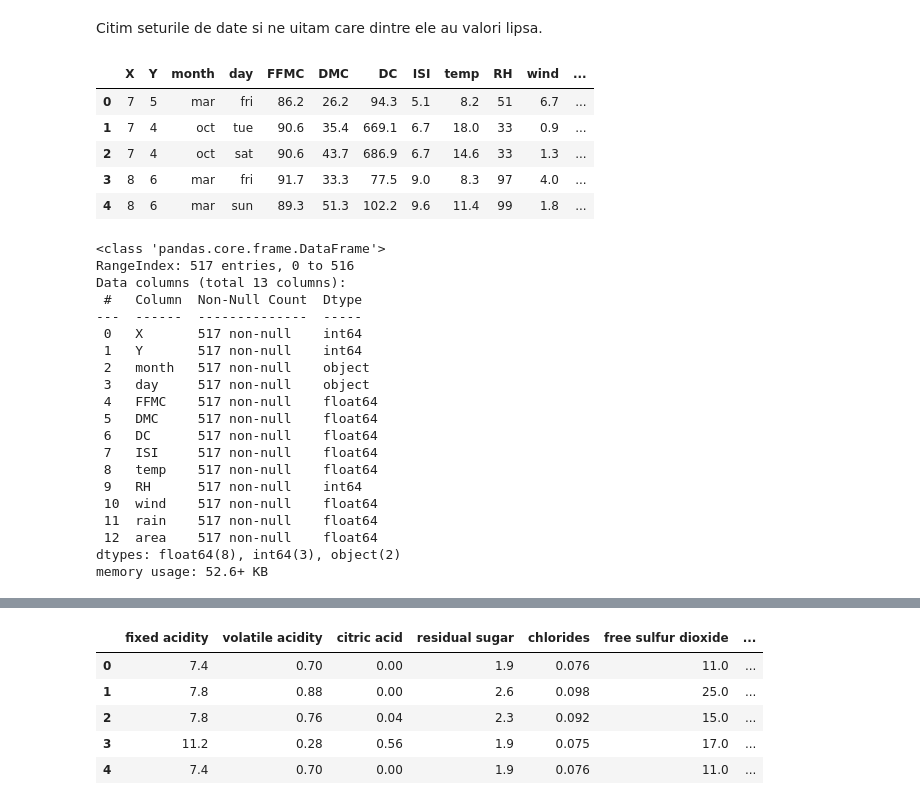
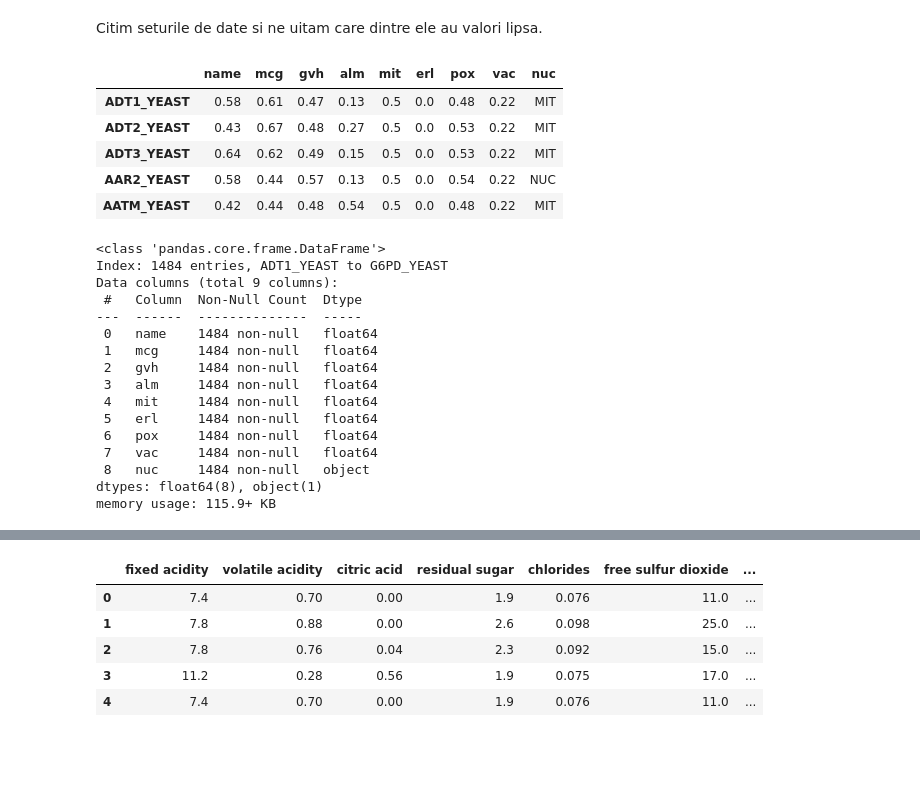
Before and after one commit to Bianca008/IDS_Lixandru_Pepene, a Jupyter notebook: Laborator6.ipynb, the cells around one changed output, grey strips where cells are left out. Saved outputs shown, nothing was run; the diff lists cells and outputs as text; code cells hidden in the pictures; blank space fills up the shorter version.

```diff
--- a/Laborator6.ipynb
+++ b/Laborator6.ipynb
@@ -40,37 +40,35 @@ Citim seturile de date si ne uitam care dintre ele au valori lipsa.
 # %%
 import pandas as pd
 import numpy as np
-# %%
-df_forest_fire = pd.read_csv('./data/forest_fires/forestfires.csv', sep=',')
-
-df_forest_fire.head()
-# %% [output]
-|  | X | Y | month | day | FFMC | DMC | DC | ISI | temp | RH | wind | ... |
-| 0 | 7 | 5 | mar | fri | 86.2 | 26.2 | 94.3 | 5.1 | 8.2 | 51 | 6.7 | ... |
-| 1 | 7 | 4 | oct | tue | 90.6 | 35.4 | 669.1 | 6.7 | 18.0 | 33 | 0.9 | ... |
-| 2 | 7 | 4 | oct | sat | 90.6 | 43.7 | 686.9 | 6.7 | 14.6 | 33 | 1.3 | ... |
-| 3 | 8 | 6 | mar | fri | 91.7 | 33.3 | 77.5 | 9.0 | 8.3 | 97 | 4.0 | ... |
-| 4 | 8 | 6 | mar | sun | 89.3 | 51.3 | 102.2 | 9.6 | 11.4 | 99 | 1.8 | ... |
+# %%
+names_yeast = ["name", "mcg", "gvh","alm","mit","erl","pox","vac","nuc"]
+
+df_yeast = pd.read_csv('./data/yeast/yeast.data',sep=r" +", engine="python", names=names_yeast)
+
+df_yeast.head()
+# %% [output]
+|  | name | mcg | gvh | alm | mit | erl | pox | vac | nuc |
+| ADT1_YEAST | 0.58 | 0.61 | 0.47 | 0.13 | 0.5 | 0.0 | 0.48 | 0.22 | MIT |
+| ADT2_YEAST | 0.43 | 0.67 | 0.48 | 0.27 | 0.5 | 0.0 | 0.53 | 0.22 | MIT |
+| ADT3_YEAST | 0.64 | 0.62 | 0.49 | 0.15 | 0.5 | 0.0 | 0.53 | 0.22 | MIT |
+| AAR2_YEAST | 0.58 | 0.44 | 0.57 | 0.13 | 0.5 | 0.0 | 0.54 | 0.22 | NUC |
+| AATM_YEAST | 0.42 | 0.44 | 0.48 | 0.54 | 0.5 | 0.0 | 0.48 | 0.22 | MIT |
 # %%
-df_forest_fire.info()
+df_yeast.info()
 # %% [output]
 <class 'pandas.core.frame.DataFrame'>
-RangeIndex: 517 entries, 0 to 516
-Data columns (total 13 columns):
+Index: 1484 entries, ADT1_YEAST to G6PD_YEAST
+Data columns (total 9 columns):
  #   Column  Non-Null Count  Dtype
 ---  ------  --------------  -----
- 0   X       517 non-null    int64
- 1   Y       517 non-null    int64
- 2   month   517 non-null    object
- 3   day     517 non-null    object
- 4   FFMC    517 non-null    float64
- 5   DMC     517 non-null    float64
- 6   DC      517 non-null    float64
- 7   ISI     517 non-null    float64
- 8   temp    517 non-null    float64
- 9   RH      517 non-null    int64
- 10  wind    517 non-null    float64
- 11  rain    517 non-null    float64
- 12  area    517 non-null    float64
-dtypes: float64(8), int64(3), object(2)
-memory usage: 52.6+ KB
+ 0   name    1484 non-null   float64
+ 1   mcg     1484 non-null   float64
+ 2   gvh     1484 non-null   float64
+ 3   alm     1484 non-null   float64
+ 4   mit     1484 non-null   float64
+ 5   erl     1484 non-null   float64
+ 6   pox     1484 non-null   float64
+ 7   vac     1484 non-null   float64
+ 8   nuc     1484 non-null   object
+dtypes: float64(8), object(1)
+memory usage: 115.9+ KB
```
Also changed, not shown: parts of 13 cells of this notebook, 9 other files.
